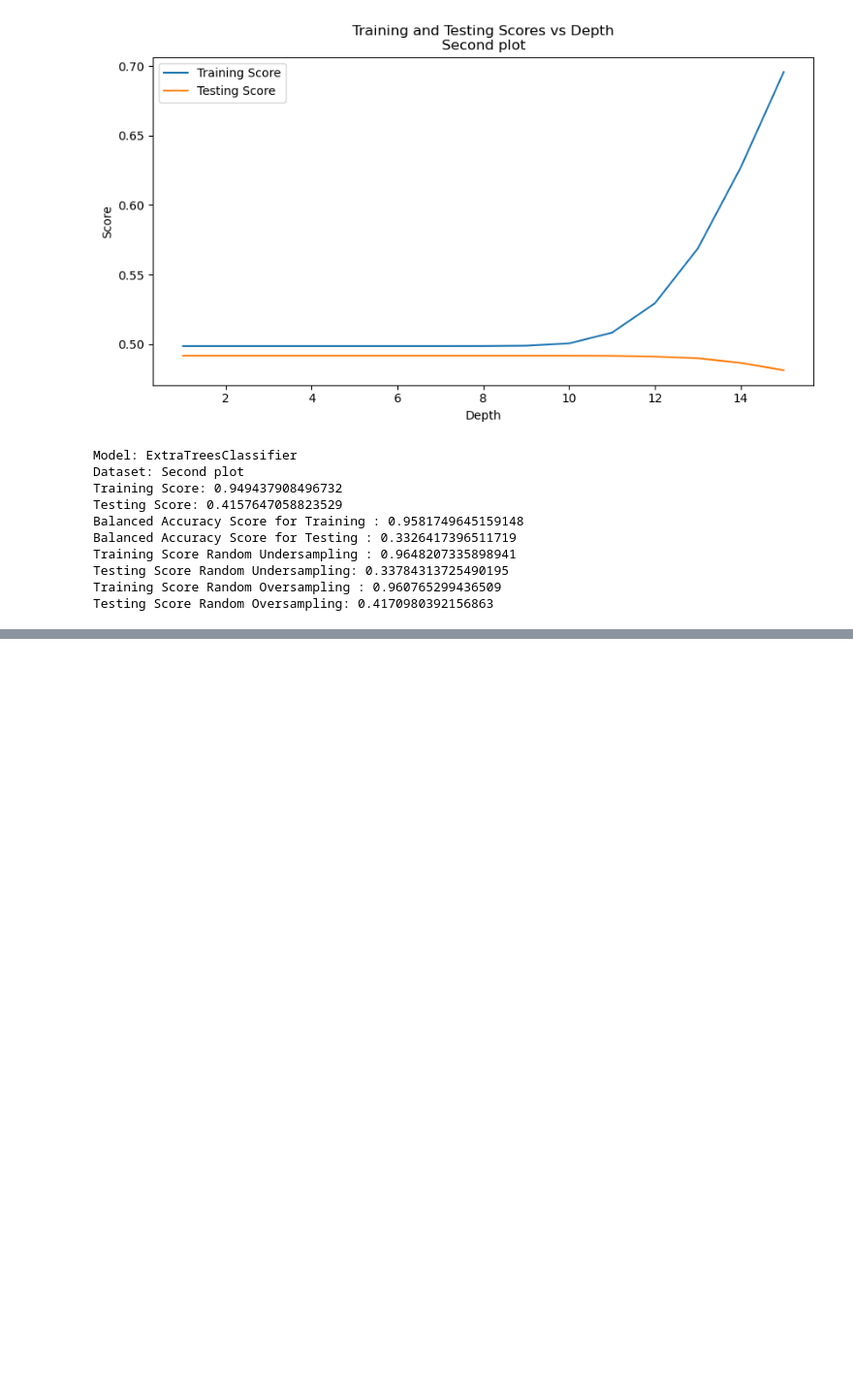
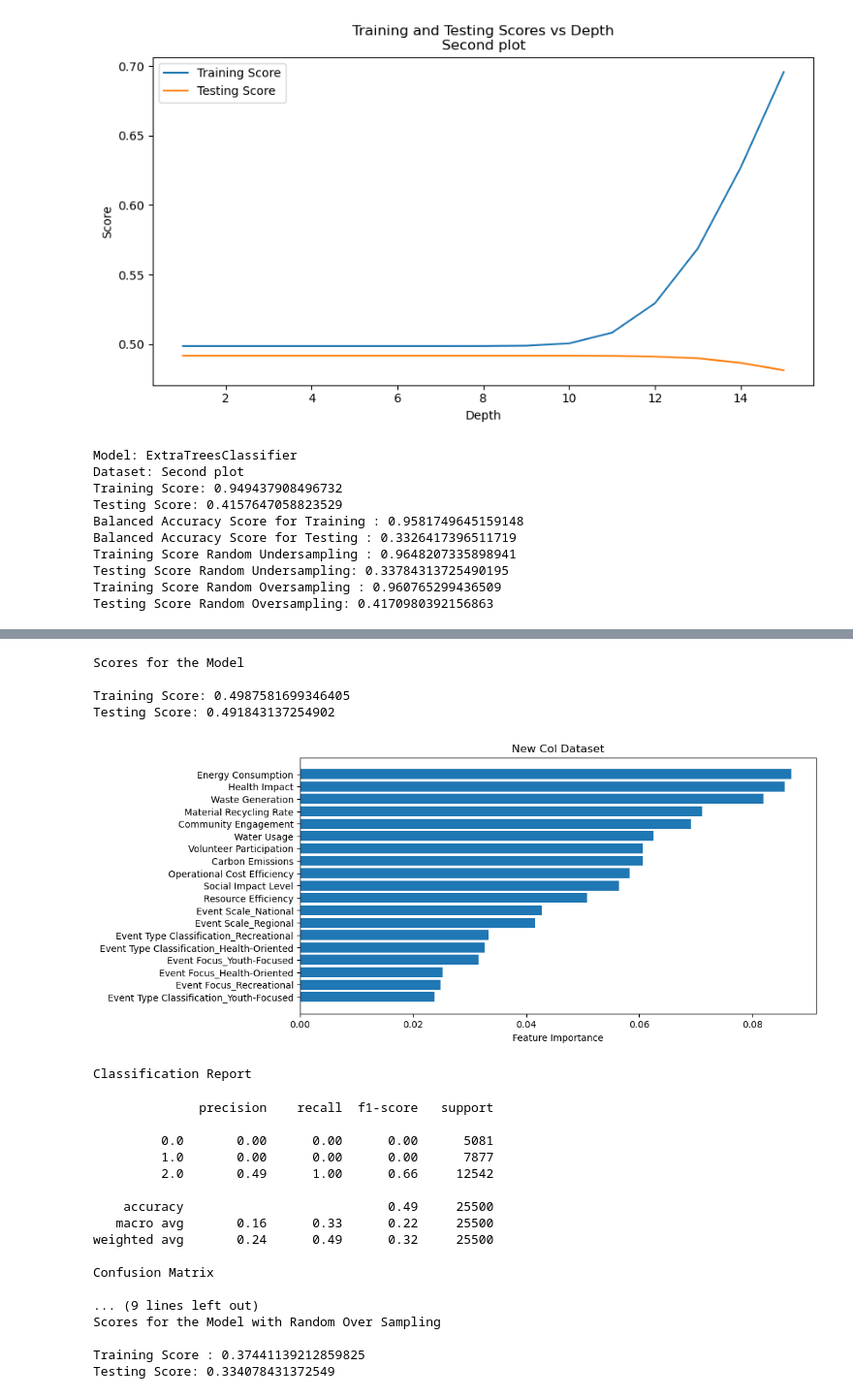
Before and after one commit to DLeifert1007/Project2, a Jupyter notebook: testing_amar.ipynb, the cells around one changed output, grey strips where cells are left out. Shown at 97% size. Saved outputs shown, nothing was run; the diff lists cells and outputs as text; code cells hidden in the pictures; blank space fills up the shorter version.

```diff
--- a/testing_amar.ipynb
+++ b/testing_amar.ipynb
@@ -471,0 +602,40 @@ Testing Score Random Oversampling: 0.4170980392156863
+# %%
+# gradient boosting classifier
+
+from sklearn.ensemble import GradientBoostingClassifier
+from sklearn.model_selection import train_test_split
+from sklearn.metrics import accuracy_score
+from sklearn.metrics import classification_report
+
+# import data
+df = pd.read_csv('sports_management_encoded.csv')
+df.head(10)
+
+X = df.drop('Sustainability Score', axis=1)
+y = df['Sustainability Score']
+
+gradientboostclassifier_model(X, y, 42, 'New Col Dataset', 'Second plot')
+# %% [output]
+Scores for the Model
+
+Training Score: 0.4987581699346405
+Testing Score: 0.491843137254902
+[figure, added]
+Classification Report
+              precision    recall  f1-score   support
+
+         0.0       0.00      0.00      0.00      5081
+         1.0       0.00      0.00      0.00      7877
+         2.0       0.49      1.00      0.66     12542
+
+    accuracy                           0.49     25500
+   macro avg       0.16      0.33      0.22     25500
+weighted avg       0.24      0.49      0.32     25500
+
+Confusion Matrix
+
+... (9 lines left out)
+Scores for the Model with Random Over Sampling
+
+Training Score : 0.37441139212859825
+Testing Score: 0.334078431372549
```
Also changed, not shown: parts of 6 cells of this notebook, 13 other files.
